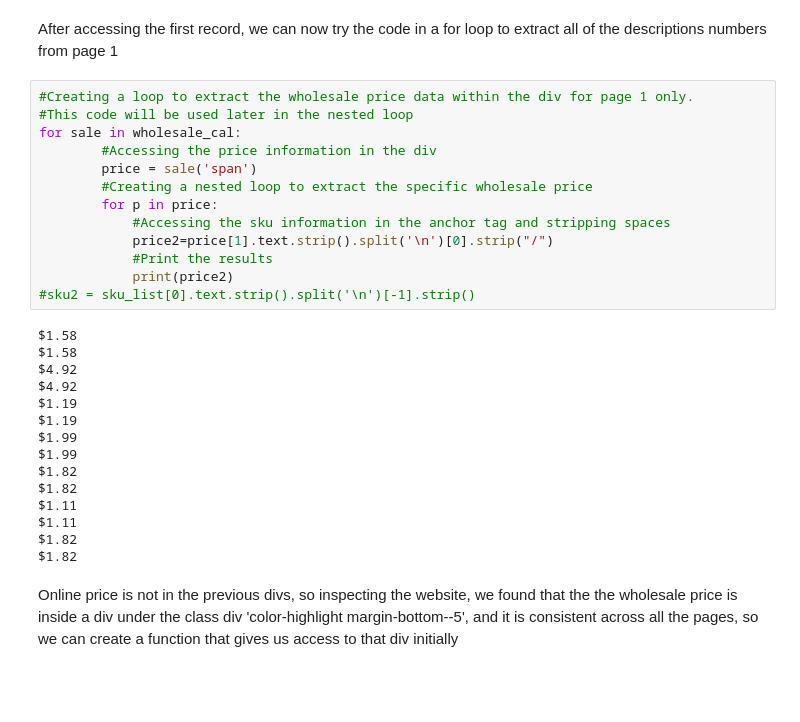
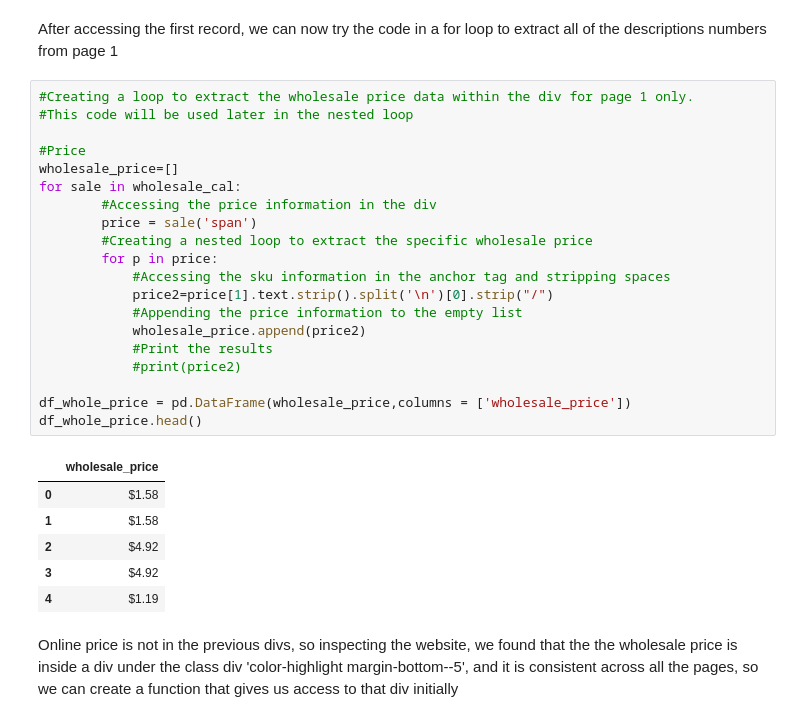
Before and after one commit to gastonalvarado/Pandas-Challenge, a Jupyter notebook: Materion/fastenal_audit.ipynb, the cells around one changed output. Saved outputs shown, nothing was run; the diff lists cells and outputs as text; blank space fills up the shorter version.

```diff
--- a/Materion/fastenal_audit.ipynb
+++ b/Materion/fastenal_audit.ipynb
@@ -179,31 +146,30 @@ After accessing the first record, we can now try the code in a for loop to extra
 # %%
 #Creating a loop to extract the wholesale price data within the div for page 1 only.
 #This code will be used later in the nested loop
+
+#Price
+wholesale_price=[]
 for sale in wholesale_cal:
         #Accessing the price information in the div
         price = sale('span')
         #Creating a nested loop to extract the specific wholesale price
         for p in price:
             #Accessing the sku information in the anchor tag and stripping spaces
             price2=price[1].text.strip().split('\n')[0].strip("/")
+            #Appending the price information to the empty list
+            wholesale_price.append(price2)
             #Print the results
-            print(price2)
-#sku2 = sku_list[0].text.strip().split('\n')[-1].strip()
+            #print(price2)
+
+df_whole_price = pd.DataFrame(wholesale_price,columns = ['wholesale_price'])
+df_whole_price.head()
 # %% [output]
-$1.58
-$1.58
-$4.92
-$4.92
-$1.19
-$1.19
-$1.99
-$1.99
-$1.82
-$1.82
-$1.11
-$1.11
-$1.82
-$1.82
+|  | wholesale_price |
+| 0 | $1.58 |
+| 1 | $1.58 |
+| 2 | $4.92 |
+| 3 | $4.92 |
+| 4 | $1.19 |
 # %% [markdown]
 Online price is not in the previous divs, so inspecting the website, we found that the the wholesale price is inside a div under the class div 'color-highlight margin-bottom--5', and it is consistent across all the pages, so we can create a function that gives us access to that div initially
 # %%
```
Also changed, not shown: parts of 10 cells of this notebook.
